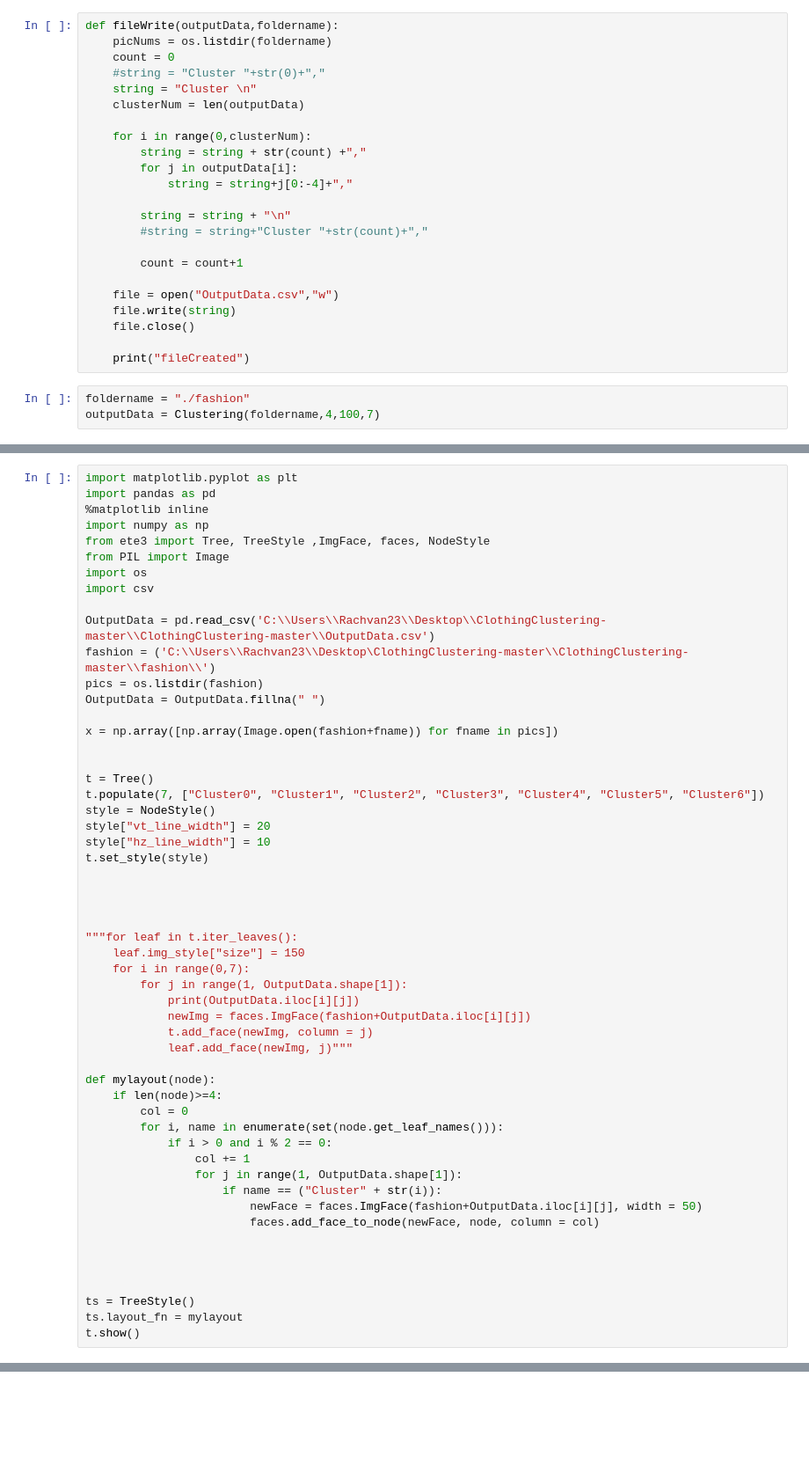
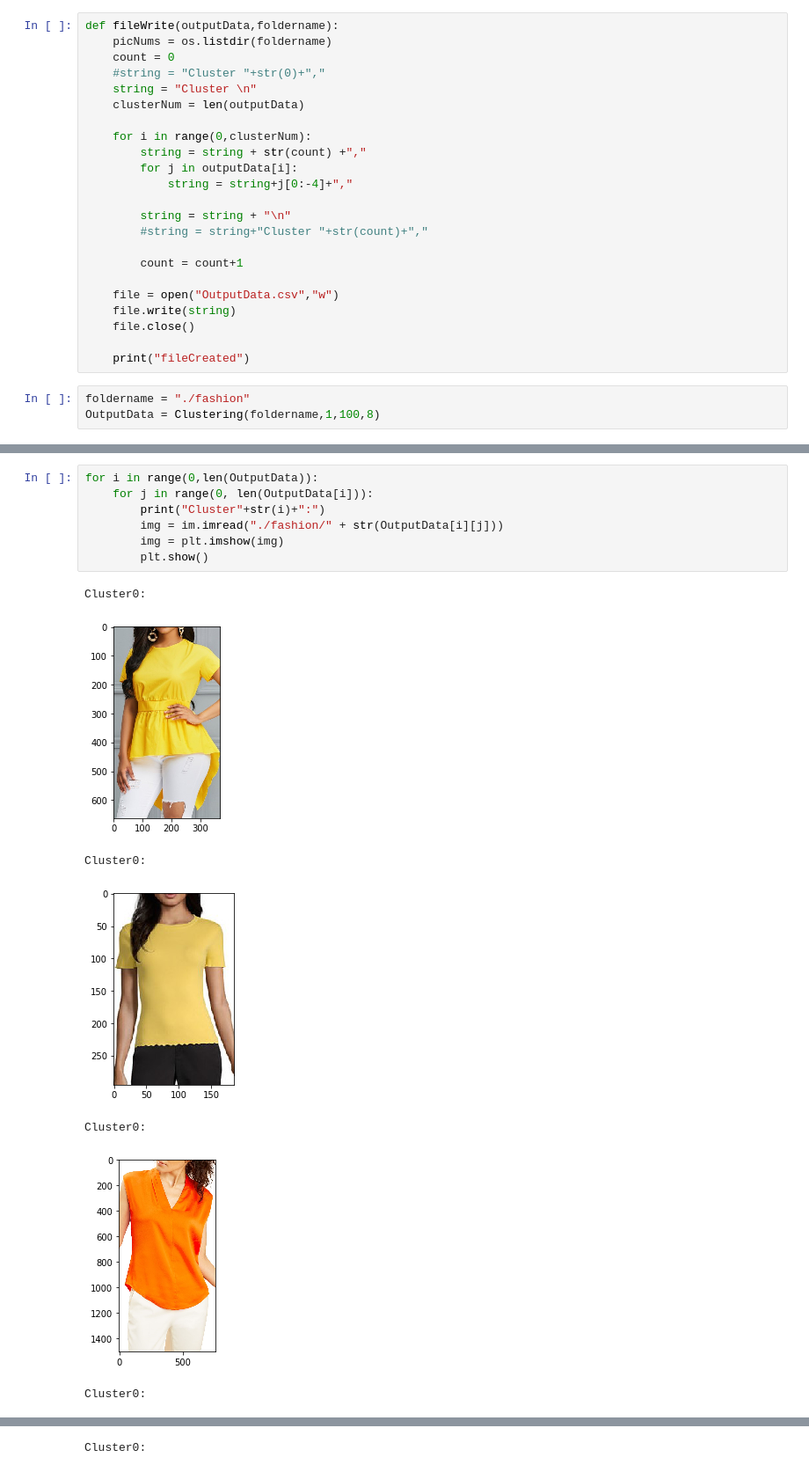
Before and after one commit to hprice8/ClothingClustering, a Jupyter notebook: Project.ipynb, the cells around one changed output, grey strips where cells are left out. Shown at 88% size. Cells and saved outputs as stored; diff of their text form; blank space fills up the shorter version.

```diff
--- a/Project.ipynb
+++ b/Project.ipynb
@@ -247,4 +226,4 @@ def fileWrite(outputData,foldername):
     print("fileCreated")
 # %%
 foldername = "./fashion"
-outputData = Clustering(foldername,4,100,7)
+OutputData = Clustering(foldername,1,100,8)
@@ -253,54 +236,15 @@ fileWrite(outputData,foldername)
-# %%
-import matplotlib.pyplot as plt
-import pandas as pd
-%matplotlib inline
-import numpy as np
-from ete3 import Tree, TreeStyle ,ImgFace, faces, NodeStyle
-from PIL import Image
-import os
-import csv
-
-OutputData = pd.read_csv('C:\\Users\\Rachvan23\\Desktop\\ClothingClustering-master\\ClothingClustering-master\\OutputData.csv')
-fashion = ('C:\\Users\\Rachvan23\\Desktop\ClothingClustering-master\\ClothingClustering-master\\fashion\\')
-pics = os.listdir(fashion)
-OutputData = OutputData.fillna(" ")
-
-x = np.array([np.array(Image.open(fashion+fname)) for fname in pics])
-
-
-t = Tree()
-t.populate(7, ["Cluster0", "Cluster1", "Cluster2", "Cluster3", "Cluster4", "Cluster5", "Cluster6"])
-style = NodeStyle()
-style["vt_line_width"] = 20
-style["hz_line_width"] = 10
-t.set_style(style)
-
-
-
-
-"""for leaf in t.iter_leaves():
-    leaf.img_style["size"] = 150
-    for i in range(0,7):
-        for j in range(1, OutputData.shape[1]):
-            print(OutputData.iloc[i][j])
-            newImg = faces.ImgFace(fashion+OutputData.iloc[i][j])
-            t.add_face(newImg, column = j)
-            leaf.add_face(newImg, j)"""
-
-def mylayout(node):
-    if len(node)>=4:
-        col = 0
-        for i, name in enumerate(set(node.get_leaf_names())):
-            if i > 0 and i % 2 == 0:
-                col += 1
-                for j in range(1, OutputData.shape[1]):
-                    if name == ("Cluster" + str(i)):
-                        newFace = faces.ImgFace(fashion+OutputData.iloc[i][j], width = 50)
-                        faces.add_face_to_node(newFace, node, column = col)
-
-
-
-
-ts = TreeStyle()
-ts.layout_fn = mylayout
-t.show()
+# %%
+for i in range(0,len(OutputData)):
+    for j in range(0, len(OutputData[i])):
+        print("Cluster"+str(i)+":")
+        img = im.imread("./fashion/" + str(OutputData[i][j]))
+        img = plt.imshow(img)
+        plt.show()
+# %% [output]
+Cluster0:
+[figure, added]
+Cluster0:
+[figure, added]
+Cluster0:
+[figure, added]
+Cluster0:
@@ -306,0 +252 @@ t.show()
+Cluster0:
```
Also changed, not shown: parts of 4 cells of this notebook.
